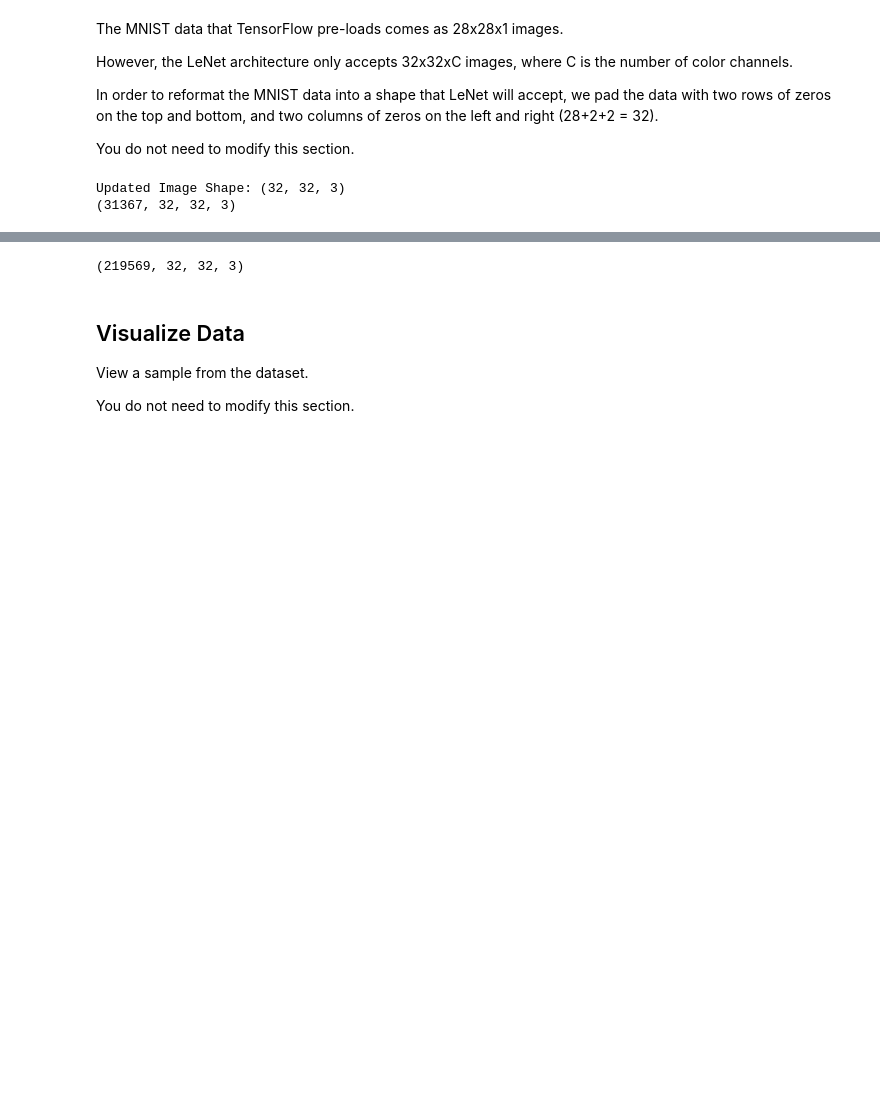
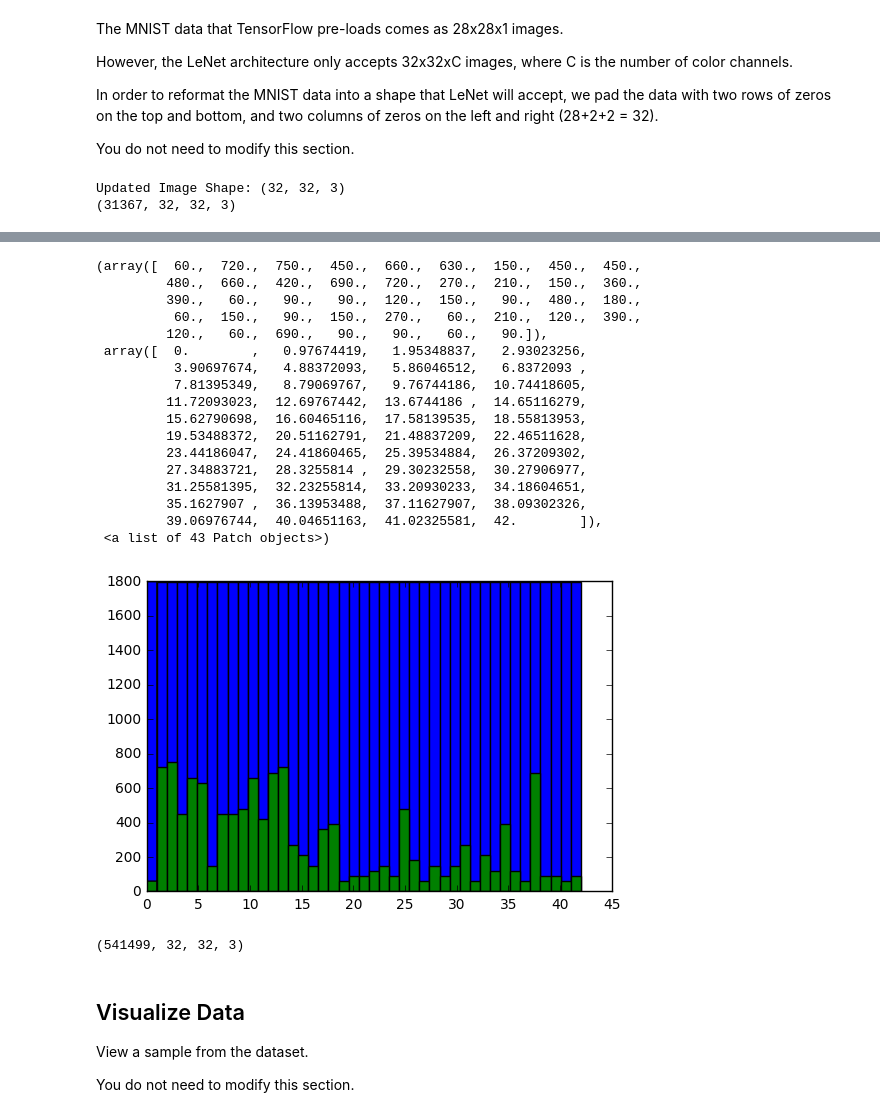
Before and after one commit to ddrm86/udacity-selfdriving-p2, a Jupyter notebook: LeNet-Lab-Solution.ipynb, the cells around one changed output, grey strips where cells are left out. Saved outputs shown, nothing was run; the diff lists cells and outputs as text; code cells hidden in the pictures; blank space fills up the shorter version.

```diff
--- a/LeNet-Lab-Solution.ipynb
+++ b/LeNet-Lab-Solution.ipynb
@@ -94,9 +115,57 @@ X_train_crop, y_train_crop = apply_transform(crop, X_train, y_train)
+# %%
+values, counts = np.unique(y_train, return_counts=True)
+mode_class_count = max(counts)
+transforms = [rotate, noise, crop]  # all of these have a random component
+for class_ in values:
+    new_imgs = []
+    class_imgs = X_train[y_train == class_]
+    diff_count = mode_class_count - counts[values == class_][0]
+    for i in range(diff_count):
+        original_img = class_imgs[random.randint(0, len(class_imgs)-1)]
+        transform = random.choice(transforms)
+        new_imgs.append(transform(original_img))
+    if new_imgs:
+        X_train = np.concatenate((X_train, np.array(new_imgs)))
+        y_train = np.concatenate((y_train, [class_] * diff_count))
+# %%
+### Data exploration visualization goes here.
+### Feel free to use as many code cells as needed.
+import matplotlib.pyplot as plt
+# Visualizations will be shown in the notebook.
+%matplotlib inline
+plt.hist(y_train, bins=43)
+plt.hist(y_test, bins=43)
+# %% [output]
+(array([  60.,  720.,  750.,  450.,  660.,  630.,  150.,  450.,  450.,
+         480.,  660.,  420.,  690.,  720.,  270.,  210.,  150.,  360.,
+         390.,   60.,   90.,   90.,  120.,  150.,   90.,  480.,  180.,
+          60.,  150.,   90.,  150.,  270.,   60.,  210.,  120.,  390.,
+         120.,   60.,  690.,   90.,   90.,   60.,   90.]),
+ array([  0.        ,   0.97674419,   1.95348837,   2.93023256,
+          3.90697674,   4.88372093,   5.86046512,   6.8372093 ,
+          7.81395349,   8.79069767,   9.76744186,  10.74418605,
+         11.72093023,  12.69767442,  13.6744186 ,  14.65116279,
+         15.62790698,  16.60465116,  17.58139535,  18.55813953,
+         19.53488372,  20.51162791,  21.48837209,  22.46511628,
+         23.44186047,  24.41860465,  25.39534884,  26.37209302,
+         27.34883721,  28.3255814 ,  29.30232558,  30.27906977,
+         31.25581395,  32.23255814,  33.20930233,  34.18604651,
+         35.1627907 ,  36.13953488,  37.11627907,  38.09302326,
+         39.06976744,  40.04651163,  41.02325581,  42.        ]),
+ <a list of 43 Patch objects>)
+[figure, added]
 # %%
+X_train_blur, y_train_blur = apply_transform(blur, X_train, y_train)
+X_train_mirror, y_train_mirror = apply_transform(mirror, X_train, y_train)
+X_train_gray, y_train_gray = apply_transform(gray, X_train, y_train)
+X_train_rotate, y_train_rotate = apply_transform(rotate, X_train, y_train)
+X_train_noise, y_train_noise = apply_transform(noise, X_train, y_train)
+X_train_crop, y_train_crop = apply_transform(crop, X_train, y_train)
 X_train = np.concatenate((X_train, X_train_blur, X_train_mirror, X_train_gray, X_train_rotate, X_train_noise, X_train_crop))
 y_train = np.concatenate((y_train, y_train_blur, y_train_mirror, y_train_gray, y_train_rotate, y_train_noise, y_train_crop))
 print(X_train.shape)
 # %% [output]
-(219569, 32, 32, 3)
+(541499, 32, 32, 3)
 # %% [markdown]
 ## Visualize Data
 
```
Also changed, not shown: parts of 9 cells of this notebook.
